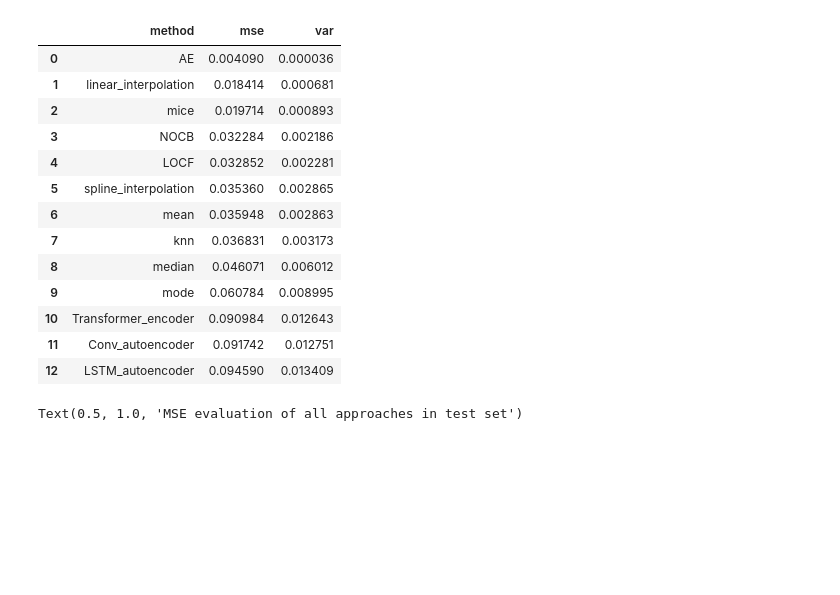
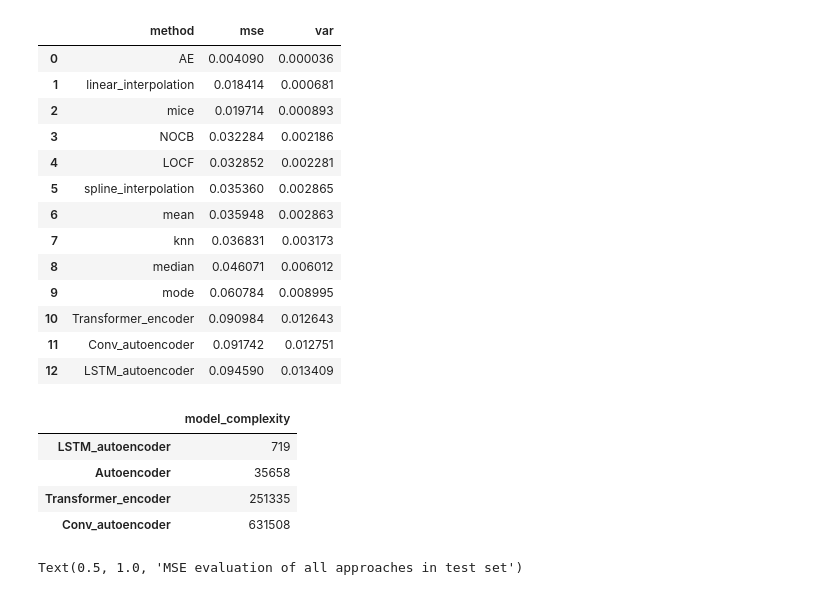
Before and after one commit to lidamsoukaina/Unsupervised_Time_Series_Imputation, a Jupyter notebook: main.ipynb, the cells around one changed output. Drawn from its saved outputs; the diff is of its cells as text; code cells hidden in the pictures; blank space fills up the shorter version.

Commit message:
model complexity

```diff
--- a/main.ipynb
+++ b/main.ipynb
@@ -238,8 +238,15 @@ mse_mean  0.019714463852115956
 | 11 | Conv_autoencoder | 0.091742 | 0.012751 |
 | 12 | LSTM_autoencoder | 0.094590 | 0.013409 |
 # %%
-count_params = [count_parameters(model) for model in [model_TS,model_ae_lstm,model_ae,model_conv_ae]]
+count_params = [count_parameters(model) for model in [TS_model,model_ae_lstm,model_ae,model_conv_ae]]
 column_model_complexity = pd.DataFrame(count_params, columns=["model_complexity"], index=["Transformer_encoder","LSTM_autoencoder","Autoencoder","Conv_autoencoder"])
+column_model_complexity.sort_values(by=["model_complexity"])
+# %% [output]
+|  | model_complexity |
+| LSTM_autoencoder | 719 |
+| Autoencoder | 35658 |
+| Transformer_encoder | 251335 |
+| Conv_autoencoder | 631508 |
 # %%
 sns.barplot(x='mse',y='method',data=evaluations)
 plt.title('MSE evaluation of all approaches in test set')
```
